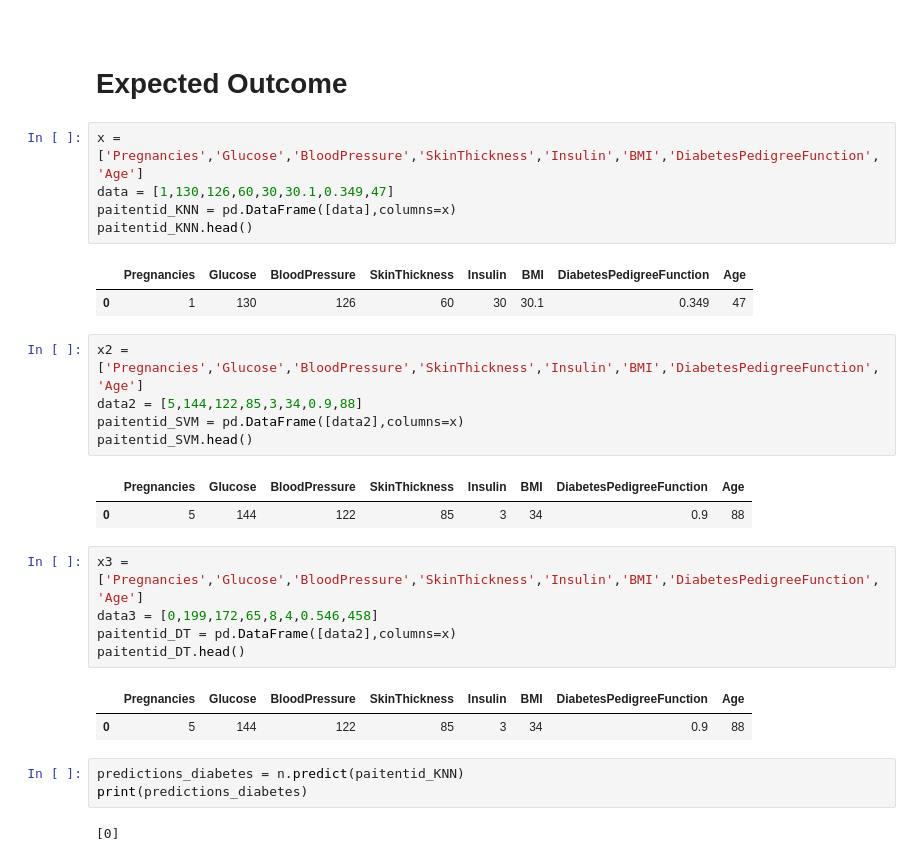
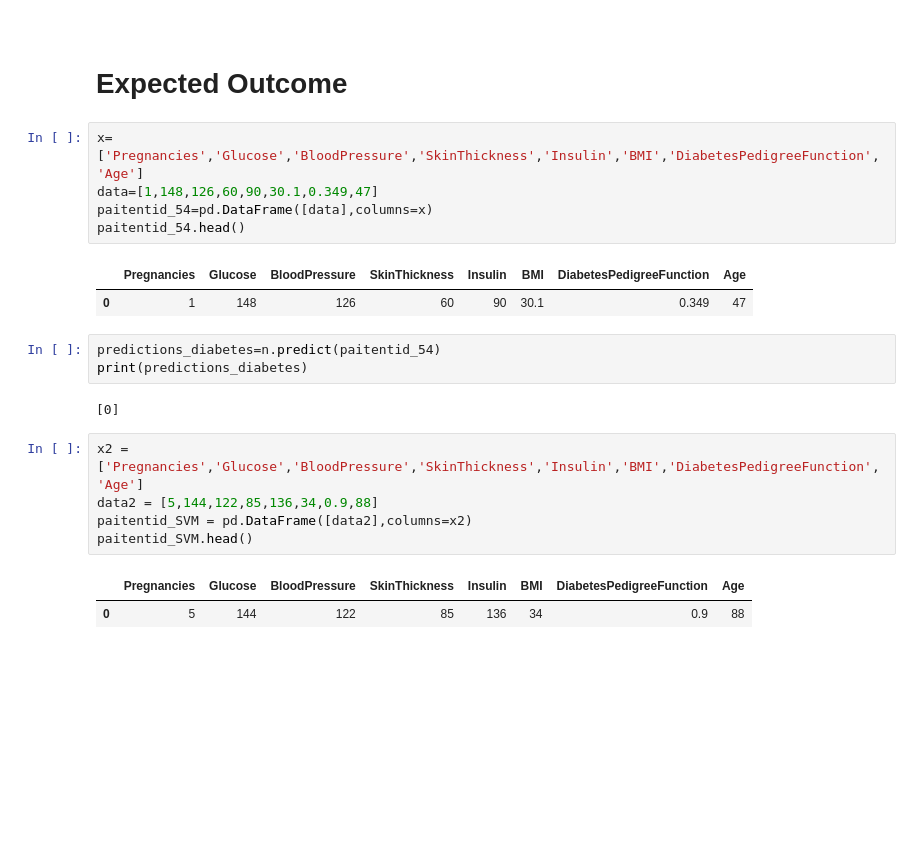
Before and after one commit to PraffullaDubey/Analysis_and_Future_Risk_Prediction_of_Diabetes_Mellitus, a Jupyter notebook: Review 2/Review-2.ipynb, the cells around one changed output. Saved outputs shown, nothing was run; the diff lists cells and outputs as text; blank space fills up the shorter version.

```diff
--- a/Review 2/Review-2.ipynb
+++ b/Review 2/Review-2.ipynb
@@ -524,34 +524,26 @@ After implementing the Support Vector Machine (SVM) algorithm it was found that
 <a id = 16></p><br>
 # Expected Outcome
 # %%
-x = ['Pregnancies','Glucose','BloodPressure','SkinThickness','Insulin','BMI','DiabetesPedigreeFunction','Age']
-data = [1,130,126,60,30,30.1,0.349,47]
-paitentid_KNN = pd.DataFrame([data],columns=x)
-paitentid_KNN.head()
+x=['Pregnancies','Glucose','BloodPressure','SkinThickness','Insulin','BMI','DiabetesPedigreeFunction','Age']
+data=[1,148,126,60,90,30.1,0.349,47]
+paitentid_54=pd.DataFrame([data],columns=x)
+paitentid_54.head()
 # %% [output]
 |  | Pregnancies | Glucose | BloodPressure | SkinThickness | Insulin | BMI | DiabetesPedigreeFunction | Age |
-| 0 | 1 | 130 | 126 | 60 | 30 | 30.1 | 0.349 | 47 |
+| 0 | 1 | 148 | 126 | 60 | 90 | 30.1 | 0.349 | 47 |
+# %%
+predictions_diabetes=n.predict(paitentid_54)
+print(predictions_diabetes)
+# %% [output]
+[0]
 # %%
 x2 = ['Pregnancies','Glucose','BloodPressure','SkinThickness','Insulin','BMI','DiabetesPedigreeFunction','Age']
-data2 = [5,144,122,85,3,34,0.9,88]
-paitentid_SVM = pd.DataFrame([data2],columns=x)
+data2 = [5,144,122,85,136,34,0.9,88]
+paitentid_SVM = pd.DataFrame([data2],columns=x2)
 paitentid_SVM.head()
 # %% [output]
 |  | Pregnancies | Glucose | BloodPressure | SkinThickness | Insulin | BMI | DiabetesPedigreeFunction | Age |
-| 0 | 5 | 144 | 122 | 85 | 3 | 34 | 0.9 | 88 |
+| 0 | 5 | 144 | 122 | 85 | 136 | 34 | 0.9 | 88 |
-# %%
-x3 = ['Pregnancies','Glucose','BloodPressure','SkinThickness','Insulin','BMI','DiabetesPedigreeFunction','Age']
-data3 = [0,199,172,65,8,4,0.546,458]
-paitentid_DT = pd.DataFrame([data2],columns=x)
-paitentid_DT.head()
-# %% [output]
-|  | Pregnancies | Glucose | BloodPressure | SkinThickness | Insulin | BMI | DiabetesPedigreeFunction | Age |
-| 0 | 5 | 144 | 122 | 85 | 3 | 34 | 0.9 | 88 |
-# %%
-predictions_diabetes = n.predict(paitentid_KNN)
-print(predictions_diabetes)
-# %% [output]
-[0]
 # %%
 predictions_diabetes2 = SM.predict(paitentid_SVM)
 print(predictions_diabetes2)
```
Also changed, not shown: parts of 3 cells of this notebook.
